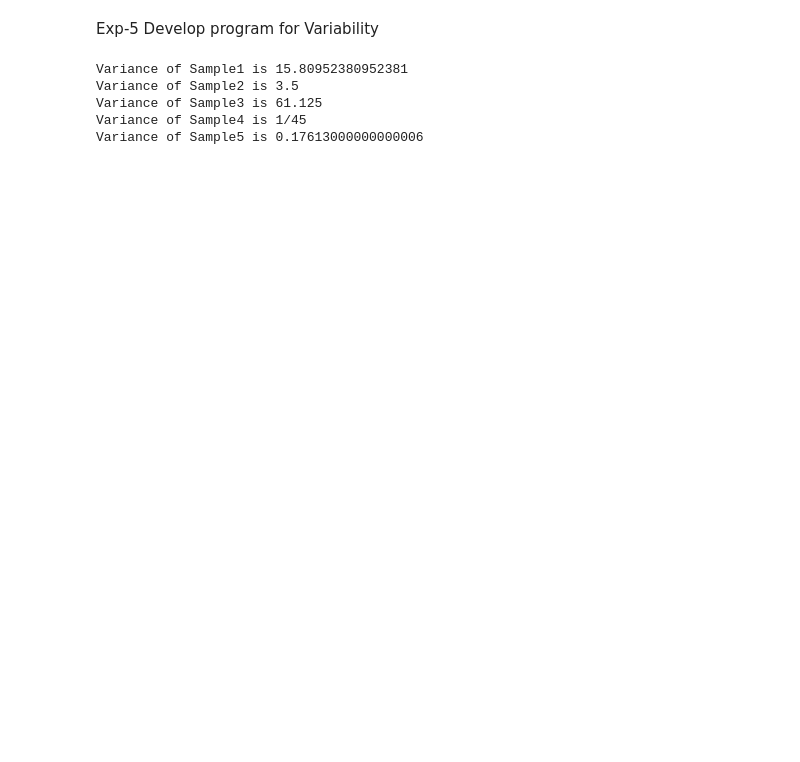
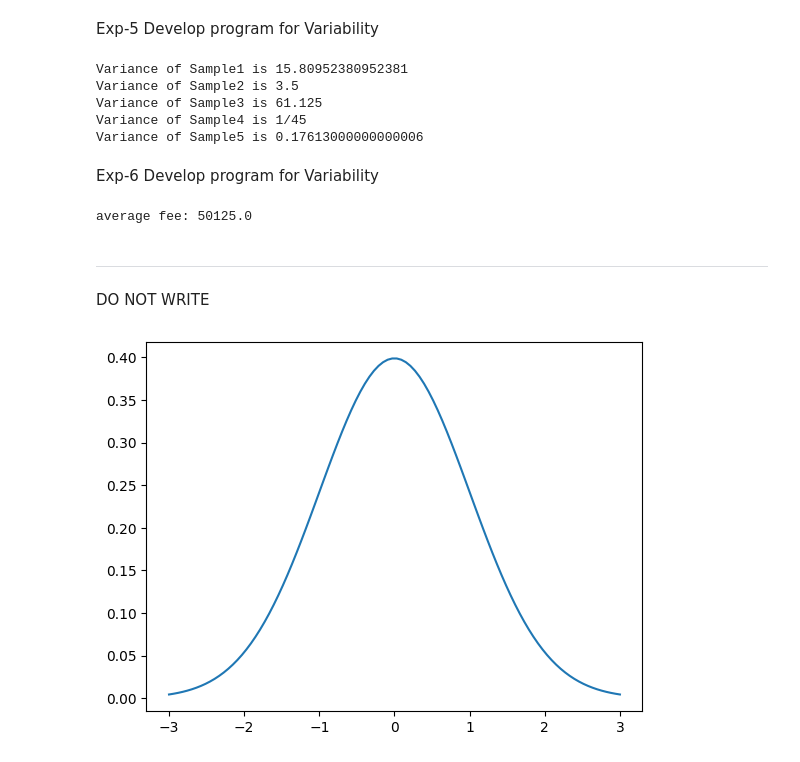
Before and after one commit to arz03/fds-lab, a Jupyter notebook: fds_lab_submission_3.ipynb, the cells around one changed output. Cells and saved outputs as stored; diff of their text form; code cells hidden in the pictures; blank space fills up the shorter version.

```diff
--- a/fds_lab_submission_3.ipynb
+++ b/fds_lab_submission_3.ipynb
@@ -34,3 +33,33 @@ Variance of Sample2 is 3.5
 Variance of Sample3 is 61.125
 Variance of Sample4 is 1/45
 Variance of Sample5 is 0.17613000000000006
+# %% [markdown]
+Exp-6 Develop program for Variability
+# %%
+import numpy as np
+import pandas as pd
+df = pd.read_csv('https://raw.githubusercontent.com/arz03/fds-lab/refs/heads/main/students.csv') # write students.csv in file
+average = (np.average( df['Fee']))
+print(f'average fee: {average}')
+# %% [output]
+average fee: 50125.0
+# %% [markdown]
+
+
+---
+
+DO NOT WRITE
+# %%
+import matplotlib.pyplot as plt
+import numpy as np
+import scipy.stats as stats
+import math
+
+mu = 0
+variance = 1
+sigma = math.sqrt(variance)
+x = np.linspace(mu - 3*sigma, mu + 3*sigma, 100)
+plt.plot(x, stats.norm.pdf(x, mu, sigma))
+plt.show()
+# %% [output]
+[figure, added]
```
Also changed, not shown: parts of 5 cells of this notebook.
